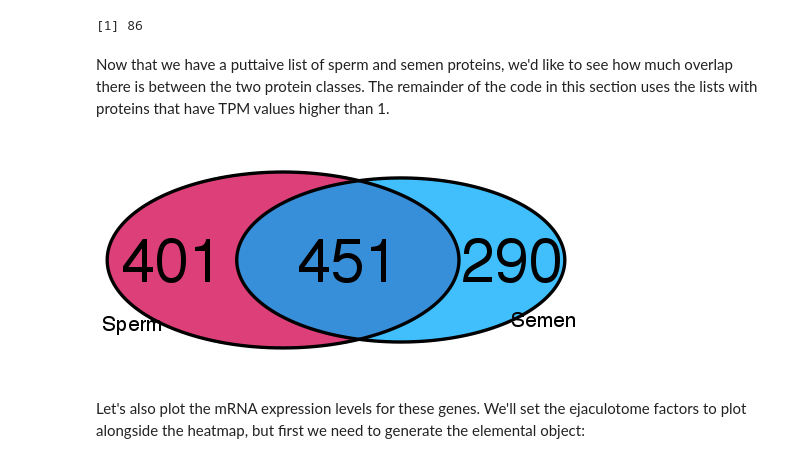
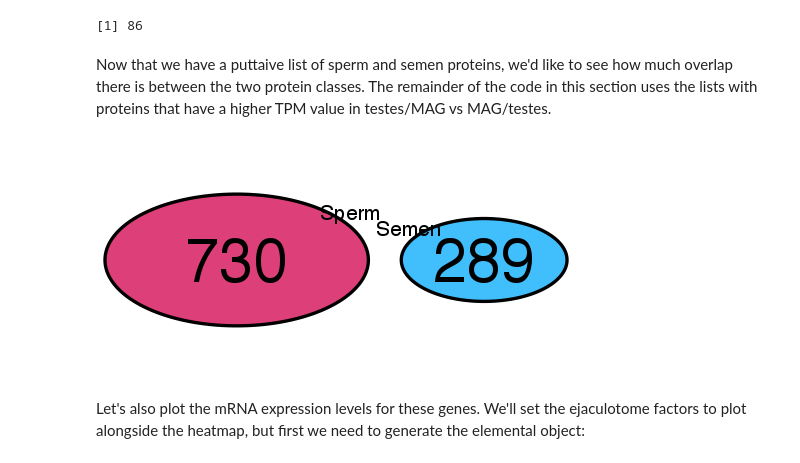
Before and after one commit to YazBraimah/Aegypti.ejaculatomics, a Jupyter notebook: Analyses/R_analysis_notebook.ipynb, the cells around one changed output. Saved outputs shown, nothing was run; the diff lists cells and outputs as text; code cells hidden in the pictures.

```diff
--- a/Analyses/R_analysis_notebook.ipynb
+++ b/Analyses/R_analysis_notebook.ipynb
@@ -1375,0 +1377,3 @@ length(sperm_min2Pep_testesExpressed)
+# %%
+sperm_min2Pep_testesMoreThanMAG = as.character(unique(subset(tmpDF, sperm_MAX.unique_peptides >= 2 & testes > virMAG)$mstrg_ID))
+length(sperm_min2Pep_testesMoreThanMAG)
@@ -1436,0 +1445,3 @@ length(semen_min2Pep_MAGexpressed)
+# %%
+semen_min2Pep_MAGMoreThantestes = as.character(unique(subset(tmpDF, semen_MAX.unique_peptides >= 2 & virMAG > testes)$mstrg_ID))
+length(semen_min2Pep_MAGMoreThantestes)
@@ -1456,18 +1469,18 @@ length(semen_min2Pep_MAG4fold)
 # %% [output]
 [1] 86
 # %% [markdown]
-Now that we have a puttaive list of sperm and semen proteins, we'd like to see how much overlap there is between the two protein classes. The remainder of the code in this section uses the lists with proteins that have TPM values higher than 1.
+Now that we have a puttaive list of sperm and semen proteins, we'd like to see how much overlap there is between the two protein classes. The remainder of the code in this section uses the lists with proteins that have a higher TPM value in testes/MAG vs MAG/testes.
 # %%
-ejaculotome_candidates <- list(Semen = semen_min2Pep_MAGexpressed, Sperm = sperm_min2Pep_testesExpressed)
+ejaculotome_candidates <- list(Semen = semen_min2Pep_MAGMoreThantestes, Sperm = sperm_min2Pep_testesMoreThanMAG)
 
 ejaculotome_Vdiag<-venn.diagram(ejaculotome_candidates, NULL, fill=c("#01aafb", "#d1004b"), alpha=c(0.75,0.75), cex = 3, cat.fontface= 6, cat.cex = 1, resolution = 100, )
 
 options(repr.plot.width = 4, repr.plot.height = 2)
 # pdf("~/Desktop/FIGURES/ejaculotome_Venn_min2Pep_4fold.pdf", width = 6, height = 3)
 grid.arrange(gTree(children=ejaculotome_Vdiag))
 # dev.off()
 # %% [output]
-[figure, old version]
+[figure, new version]
 # %% [markdown]
 Let's also plot the mRNA expression levels for these genes. We'll set the ejaculotome factors to plot alongside the heatmap, but first we need to generate the elemental object:
 # %%
```
Also changed, not shown: parts of 30 cells of this notebook.
